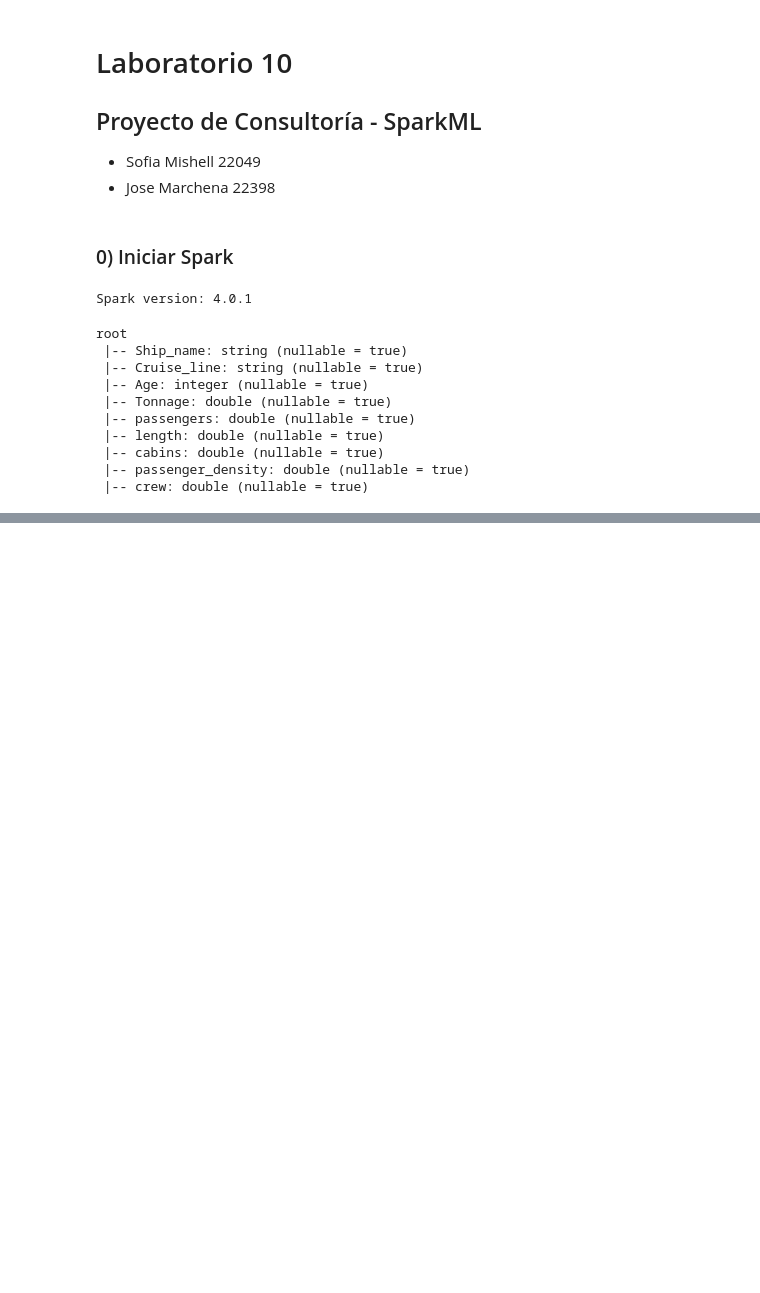
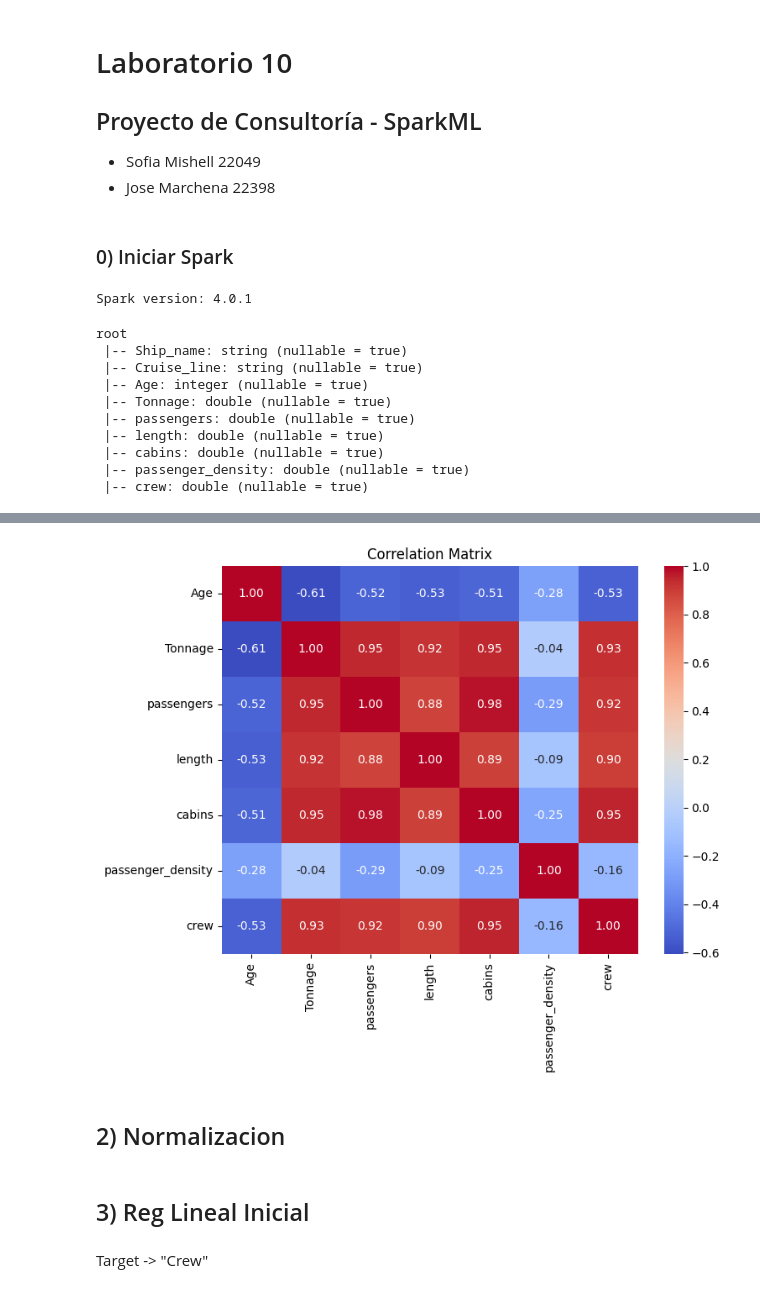
Before and after one commit to MarchMol/Laboratorio_10_DS, a Jupyter notebook: Lab_10.ipynb, the cells around one changed output, grey strips where cells are left out. Cells and saved outputs as stored; diff of their text form; code cells hidden in the pictures; blank space fills up the shorter version.

```diff
--- a/Lab_10.ipynb
+++ b/Lab_10.ipynb
@@ -37,0 +141,19 @@ data_df.describe().show()
+# %%
+import seaborn as sns
+import matplotlib.pyplot as plt
+from pyspark.sql.functions import col
+
+cols = data_df.columns
+cols.remove("Ship_name")
+cols.remove("Cruise_line")
+
+pdf = data_df.select(cols).toPandas()
+corr = pdf.corr()
+plt.figure(figsize=(8, 6))
+sns.heatmap(corr, annot=True, fmt=".2f", cmap="coolwarm")
+plt.title("Correlation Matrix")
+plt.show()
+# %% [output]
+[figure, added]
+# %% [markdown]
+## 2) Normalizacion
@@ -37,0 +194,4 @@ data_df.describe().show()
+# %% [markdown]
+## 3) Reg Lineal Inicial
+# %% [markdown]
+Target -> "Crew"
```
Also changed, not shown: parts of 13 cells of this notebook, 1 other file.
